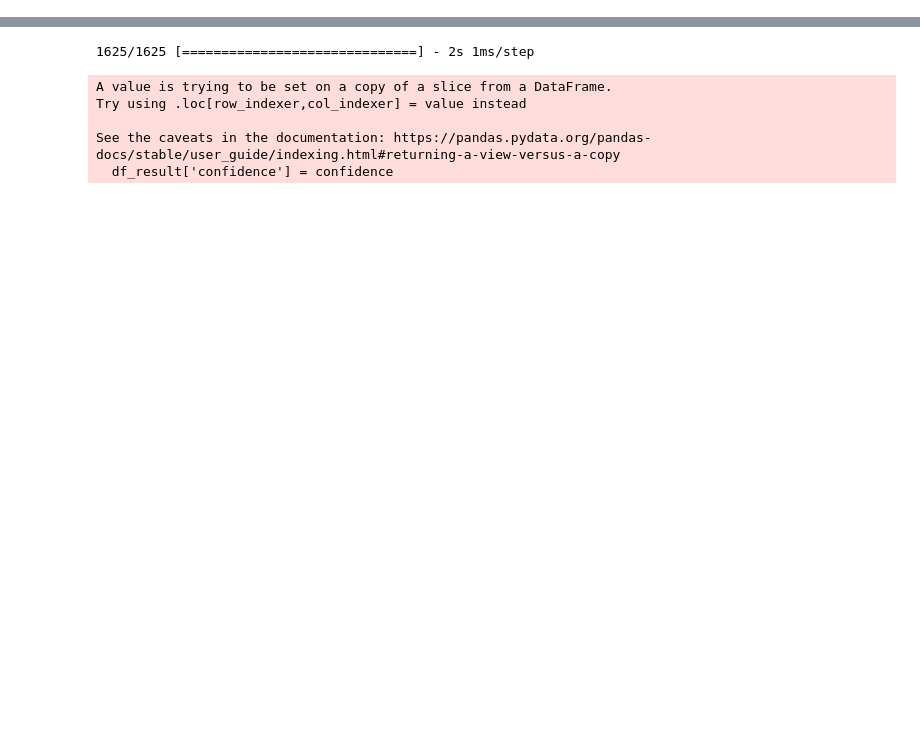
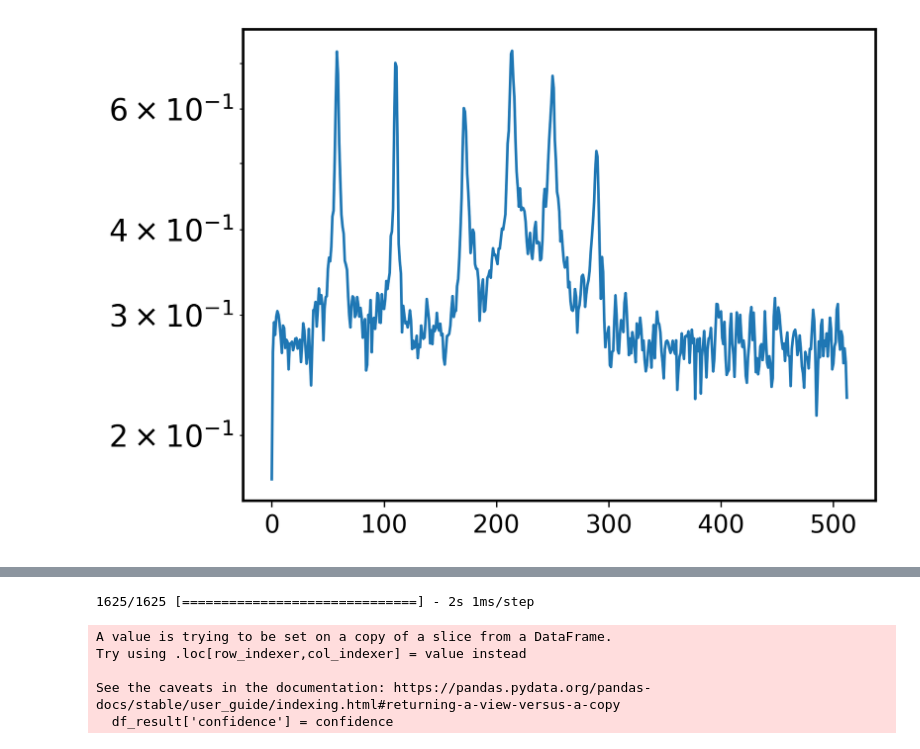
Before and after one commit to YacineBelHadj/PBSHM_mdof, a Jupyter notebook: notebooks/ood.ipynb, the cells around one changed output, grey strips where cells are left out. Saved outputs shown, nothing was run; the diff lists cells and outputs as text; code cells hidden in the pictures; blank space fills up the shorter version.

```diff
--- a/notebooks/ood.ipynb
+++ b/notebooks/ood.ipynb
@@ -92,0 +89,5 @@ mpl.rcParams['font.size'] = 14
+# %%
+plt.plot(psds_train[0])
+plt.yscale('log')
+# %% [output]
+[figure, added]
```
Also changed, not shown: parts of 30 cells of this notebook, 8 other files.
